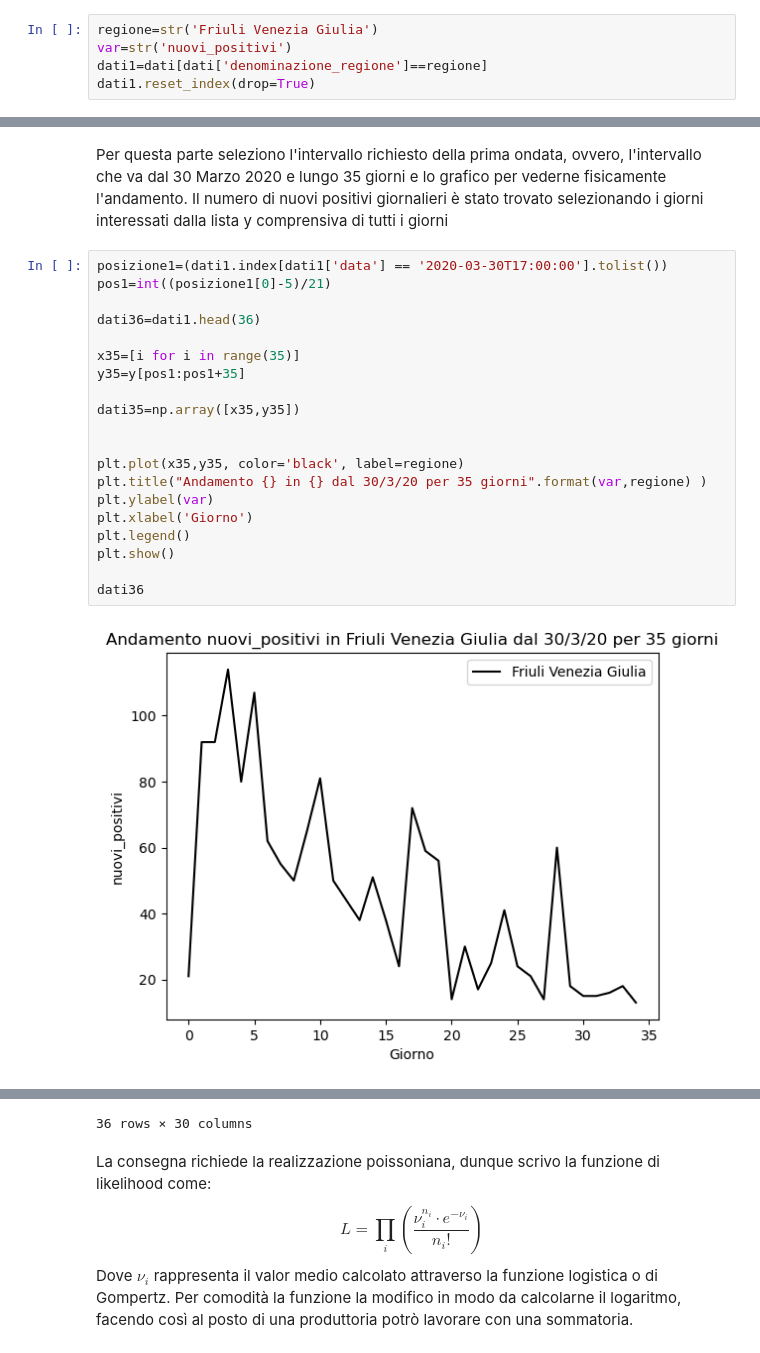
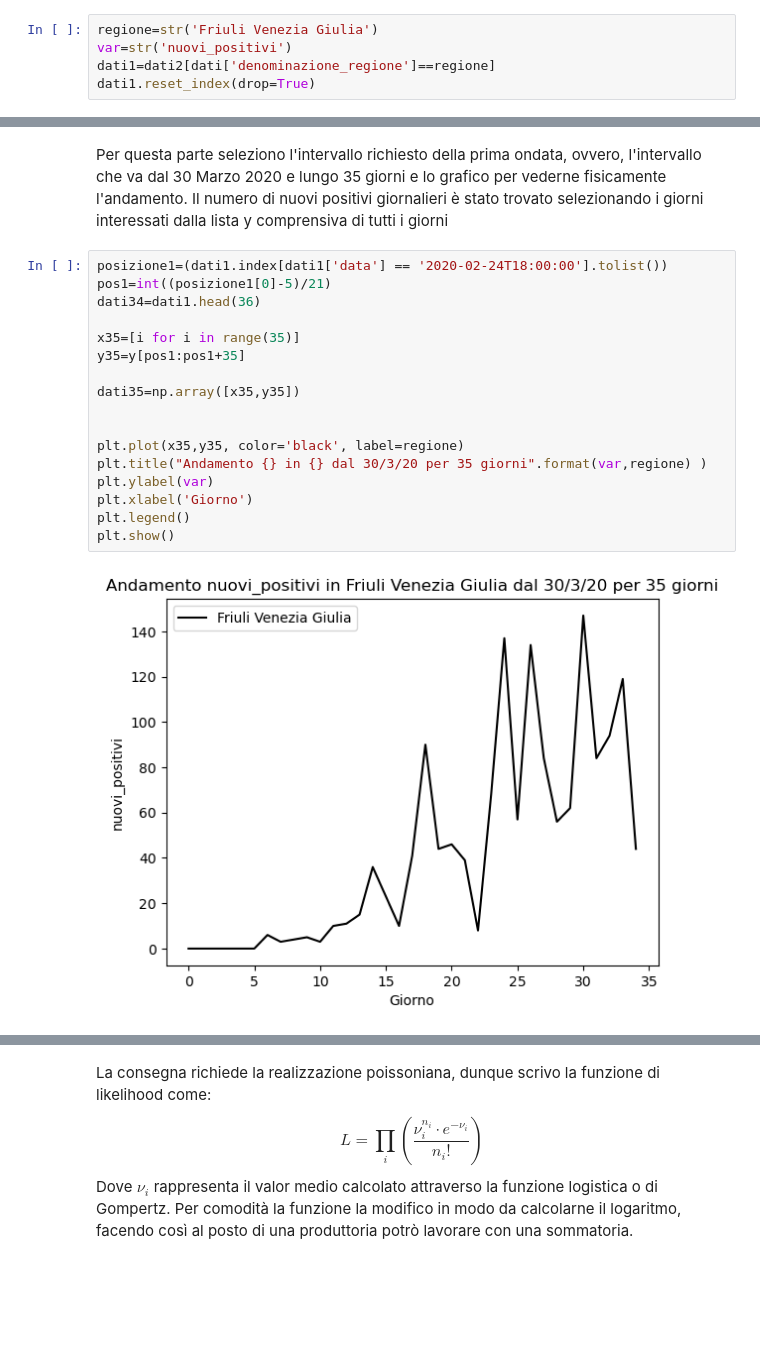
Before and after one commit to ErikMoro02/EsameCOVID, a Jupyter notebook: Esame COVID Erik Moro.ipynb, the cells around one changed output, grey strips where cells are left out. Cells and saved outputs as stored; diff of their text form; blank space fills up the shorter version.

```diff
--- a/Esame COVID Erik Moro.ipynb
+++ b/Esame COVID Erik Moro.ipynb
@@ -23,7 +23,7 @@ analizzare, qui la consegna chiedeva di analizzare i nuovi positivi.
 # %%
 regione=str('Friuli Venezia Giulia')
 var=str('nuovi_positivi')
-dati1=dati[dati['denominazione_regione']==regione]
+dati1=dati2[dati['denominazione_regione']==regione]
 dati1.reset_index(drop=True)
 # %% [output]
 |  | data | stato | codice_regione | denominazione_regione | lat | long | ricoverati_con_sintomi | ... |
@@ -135,24 +154,21 @@ plt.show()
 # %% [markdown]
 Per questa parte seleziono l'intervallo richiesto della prima ondata, ovvero, l'intervallo che va dal 30 Marzo 2020 e lungo 35 giorni e lo grafico per vederne fisicamente l'andamento. Il numero di nuovi positivi giornalieri è stato trovato selezionando i giorni interessati dalla lista y comprensiva di tutti i giorni
 # %%
-posizione1=(dati1.index[dati1['data'] == '2020-03-30T17:00:00'].tolist())
+posizione1=(dati1.index[dati1['data'] == '2020-02-24T18:00:00'].tolist())
 pos1=int((posizione1[0]-5)/21)
-
-dati36=dati1.head(36)
+dati34=dati1.head(36)
 
 x35=[i for i in range(35)]
 y35=y[pos1:pos1+35]
 
 dati35=np.array([x35,y35])
 
 
 plt.plot(x35,y35, color='black', label=regione)
 plt.title("Andamento {} in {} dal 30/3/20 per 35 giorni".format(var,regione) )
 plt.ylabel(var)
 plt.xlabel('Giorno')
 plt.legend()
 plt.show()
-
-dati36
 # %% [output]
-[figure, old version]
+[figure, new version]
@@ -176,4 +175,3 @@ dati36
-36 rows × 30 columns
 # %% [markdown]
 La consegna richiede la realizzazione poissoniana, dunque scrivo la funzione di likelihood come:
 $$
```
Also changed, not shown: parts of 27 cells of this notebook.
